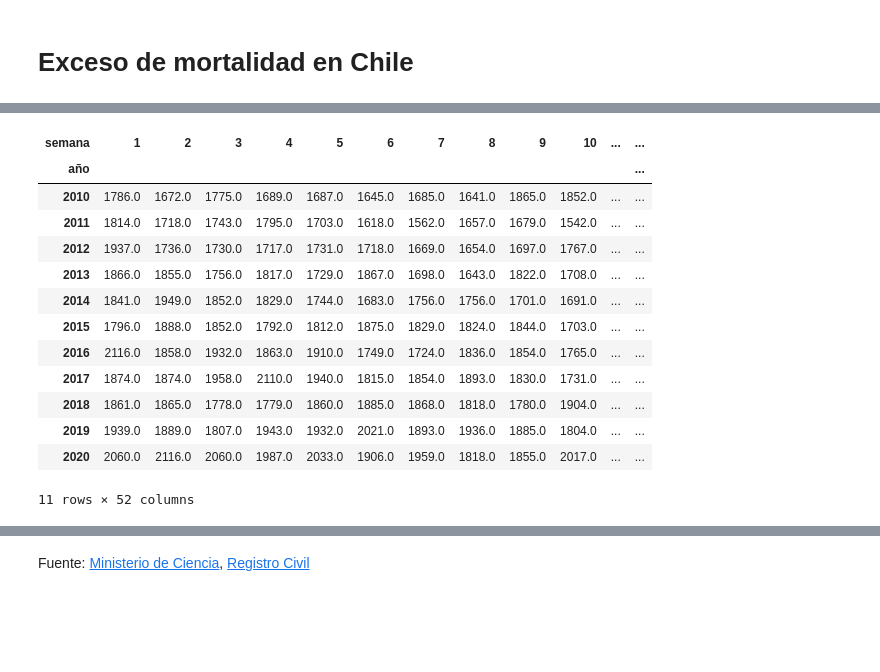
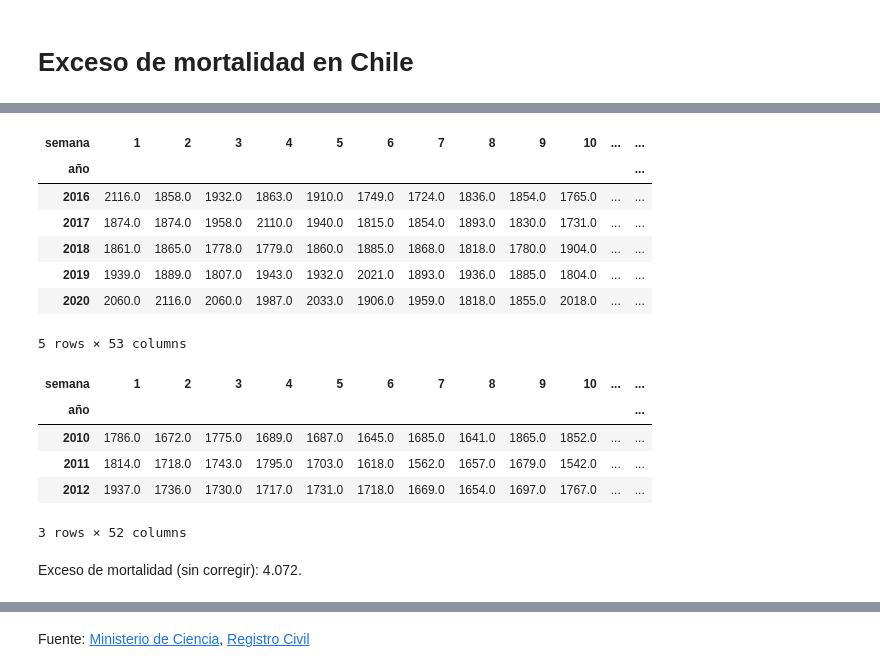
Before and after one commit to alonsosilvaallende/covid-19-fastpages, a Jupyter notebook: _notebooks/2020-06-07-Excess-mortality.ipynb, the cells around one changed output, grey strips where cells are left out. Drawn from its saved outputs; the diff is of its cells as text; code cells hidden in the pictures; blank space fills up the shorter version.

```diff
--- a/_notebooks/2020-06-07-Excess-mortality.ipynb
+++ b/_notebooks/2020-06-07-Excess-mortality.ipynb
@@ -45,6 +67,6 @@ last_day.strftime("%Y-%m-%d")
 # %%
 #hide
-#Give two days so that they have time to add inscriptions
-_, current_week, _ = (last_day-pd.DateOffset(3)).isocalendar()
+# Give three days so that Registro Civil has time to add inscriptions
+_, current_week, _ = (last_day-pd.DateOffset(1)).isocalendar()
 current_week
 # %% [output]
@@ -75,4 +115,17 @@ deaths_year_week = (deaths
                     )
 # %%
 #hide
-deaths_year_week = deaths_year_week.iloc[1:,:-1]
+deaths_year_week.tail()
+# %% [output]
+| semana | 1 | 2 | 3 | 4 | 5 | 6 | 7 | 8 | 9 | 10 | ... | ... |
+| año |  |  |  |  |  |  |  |  |  |  |  | ... |
+| 2016 | 2116.0 | 1858.0 | 1932.0 | 1863.0 | 1910.0 | 1749.0 | 1724.0 | 1836.0 | 1854.0 | 1765.0 | ... | ... |
+| 2017 | 1874.0 | 1874.0 | 1958.0 | 2110.0 | 1940.0 | 1815.0 | 1854.0 | 1893.0 | 1830.0 | 1731.0 | ... | ... |
+| 2018 | 1861.0 | 1865.0 | 1778.0 | 1779.0 | 1860.0 | 1885.0 | 1868.0 | 1818.0 | 1780.0 | 1904.0 | ... | ... |
+| 2019 | 1939.0 | 1889.0 | 1807.0 | 1943.0 | 1932.0 | 2021.0 | 1893.0 | 1936.0 | 1885.0 | 1804.0 | ... | ... |
+| 2020 | 2060.0 | 2116.0 | 2060.0 | 1987.0 | 2033.0 | 1906.0 | 1959.0 | 1818.0 | 1855.0 | 2018.0 | ... | ... |
+5 rows × 53 columns
+# %%
+#hide
+deaths_year_week = deaths_year_week.drop(2009)
+deaths_year_week = deaths_year_week.drop(columns=53)
@@ -79,20 +136,12 @@ deaths_year_week = deaths_year_week.iloc[1:,:-1]
 # %%
 #hide
-deaths_year_week
+deaths_year_week.head(3)
 # %% [output]
 | semana | 1 | 2 | 3 | 4 | 5 | 6 | 7 | 8 | 9 | 10 | ... | ... |
 | año |  |  |  |  |  |  |  |  |  |  |  | ... |
 | 2010 | 1786.0 | 1672.0 | 1775.0 | 1689.0 | 1687.0 | 1645.0 | 1685.0 | 1641.0 | 1865.0 | 1852.0 | ... | ... |
 | 2011 | 1814.0 | 1718.0 | 1743.0 | 1795.0 | 1703.0 | 1618.0 | 1562.0 | 1657.0 | 1679.0 | 1542.0 | ... | ... |
 | 2012 | 1937.0 | 1736.0 | 1730.0 | 1717.0 | 1731.0 | 1718.0 | 1669.0 | 1654.0 | 1697.0 | 1767.0 | ... | ... |
-| 2013 | 1866.0 | 1855.0 | 1756.0 | 1817.0 | 1729.0 | 1867.0 | 1698.0 | 1643.0 | 1822.0 | 1708.0 | ... | ... |
-| 2014 | 1841.0 | 1949.0 | 1852.0 | 1829.0 | 1744.0 | 1683.0 | 1756.0 | 1756.0 | 1701.0 | 1691.0 | ... | ... |
-| 2015 | 1796.0 | 1888.0 | 1852.0 | 1792.0 | 1812.0 | 1875.0 | 1829.0 | 1824.0 | 1844.0 | 1703.0 | ... | ... |
-| 2016 | 2116.0 | 1858.0 | 1932.0 | 1863.0 | 1910.0 | 1749.0 | 1724.0 | 1836.0 | 1854.0 | 1765.0 | ... | ... |
-| 2017 | 1874.0 | 1874.0 | 1958.0 | 2110.0 | 1940.0 | 1815.0 | 1854.0 | 1893.0 | 1830.0 | 1731.0 | ... | ... |
-| 2018 | 1861.0 | 1865.0 | 1778.0 | 1779.0 | 1860.0 | 1885.0 | 1868.0 | 1818.0 | 1780.0 | 1904.0 | ... | ... |
-| 2019 | 1939.0 | 1889.0 | 1807.0 | 1943.0 | 1932.0 | 2021.0 | 1893.0 | 1936.0 | 1885.0 | 1804.0 | ... | ... |
-| 2020 | 2060.0 | 2116.0 | 2060.0 | 1987.0 | 2033.0 | 1906.0 | 1959.0 | 1818.0 | 1855.0 | 2017.0 | ... | ... |
-11 rows × 52 columns
+3 rows × 52 columns
 # %%
 #hide
@@ -105,0 +154,6 @@ ci = deaths_year_week.loc[2015:2019].std(ddof=1)
+# %%
+#hide
+exceso = (deaths_year_week.loc[2020,12:current_week-1] - expected).sum()
+display(Markdown(f"Exceso de mortalidad (sin corregir): {'{:,.0f}'.format(exceso).replace(',', '.')}."))
+# %% [output]
+Exceso de mortalidad (sin corregir): 4.072.
```
Also changed, not shown: parts of 79 cells of this notebook.
